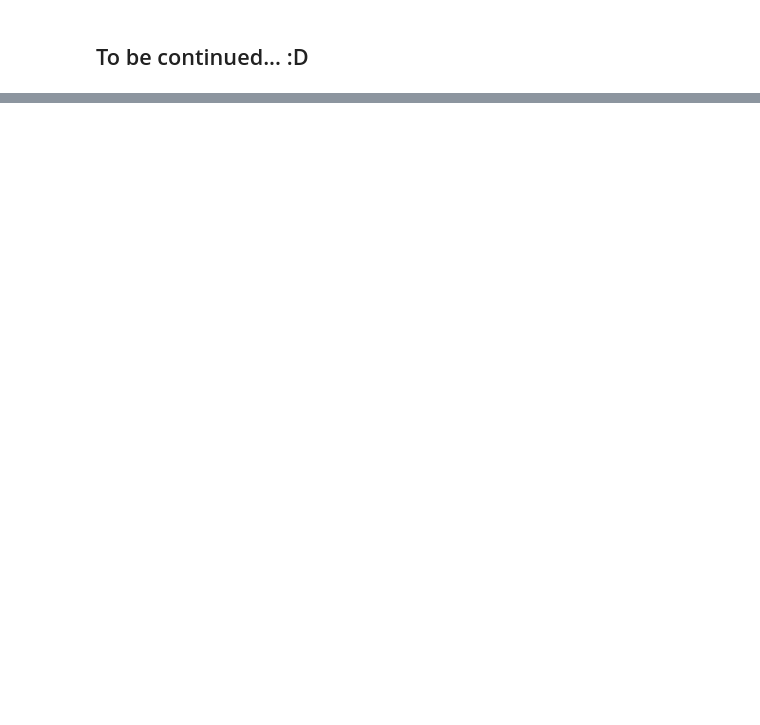
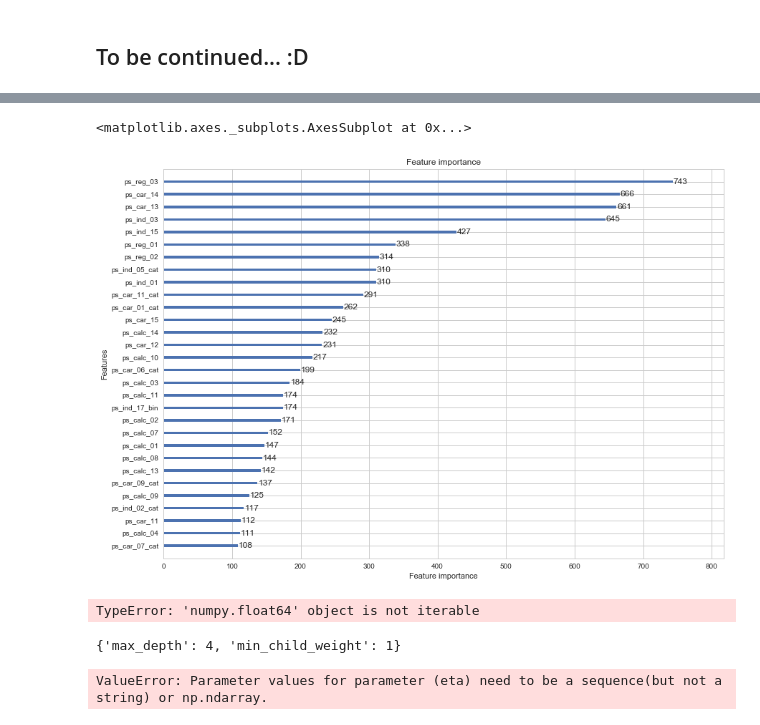
Before and after one commit to IEtoI/Insurance, a Jupyter notebook: Porto Seguro’s Safe Driver Prediction.ipynb, the cells around one changed output, grey strips where cells are left out. Drawn from its saved outputs; the diff is of its cells as text; code cells hidden in the pictures; blank space fills up the shorter version.

```diff
--- a/Porto Seguro’s Safe Driver Prediction.ipynb
+++ b/Porto Seguro’s Safe Driver Prediction.ipynb
@@ -278,0 +608,42 @@ gc.collect()
+# %%
+params = {'task': 'train',
+    'boosting_type': 'gbdt',
+    'objective': 'binary',
+    'metric': 'binary_logloss',
+    'learning_rate': 0.05,
+    'max_depth': 5,
+    'num_iterations': 5000,
+    'num_leaves': 90,
+    'min_data_in_leaf': 50,
+    'lambda_l1': 1.0,
+    'feature_fraction': 0.8,
+    'bagging_fraction': 0.8,
+    'bagging_freq': 5}
+
+rnds = 1000
+
+mod = lgb.train(params, train_set=d_train, num_boost_round = rnds,
+               valid_sets=[d_val], valid_names=['dval'], verbose_eval=20,
+               early_stopping_rounds=20)
+"""
+estimator = lgb.LGBMClassifier()
+
+param_grid = {'task': ['train'],
+    'boosting_type': ['gbdt'],
+    'objective': ['binary'],
+    'metric': ['binary_logloss'],
+    'learning_rate': [0.05],
+    'max_depth': [3,5,7],
+    'num_iterations': [1000],
+    'num_leaves': [90,100],
+    'min_data_in_leaf': [50,100,200],
+    'lambda_l1': [1.0],
+    'feature_fraction': [0.8],
+    'bagging_fraction': [0.8],
+    'bagging_freq': [5]}
+
+gbm = GridSearchCV(estimator, param_grid)
+gbm.fit(X_train, y_train)
+
+print('Best parameters found by grid search are:', gbm.best_params_)
+"""
@@ -278,0 +671,5 @@ gc.collect()
+# %%
+lgb.plot_importance(mod, max_num_features=30, figsize=(14,10))
+# %% [output]
+<matplotlib.axes._subplots.AxesSubplot at 0x...>
+[figure, added]
@@ -278,0 +678,4 @@ gc.collect()
+# %%
+pred = [min(i) for i in pred]
+# %% [output]
+TypeError: 'numpy.float64' object is not iterable
@@ -278,0 +710,4 @@ gc.collect()
+# %%
+clf.best_params_
+# %% [output]
+{'max_depth': 4, 'min_child_weight': 1}
@@ -278,0 +731,10 @@ gc.collect()
+# %%
+search1 = GridSearchCV(estimator = xgb.XGBClassifier(
+        objective= 'binary:logistic',
+        seed=1),
+        param_grid = params,
+        scoring = gini_sklearn,
+        cv=10,
+        verbose = 1)
+# %% [output]
+ValueError: Parameter values for parameter (eta) need to be a sequence(but not a string) or np.ndarray.
```
Also changed, not shown: parts of 39 cells of this notebook.
